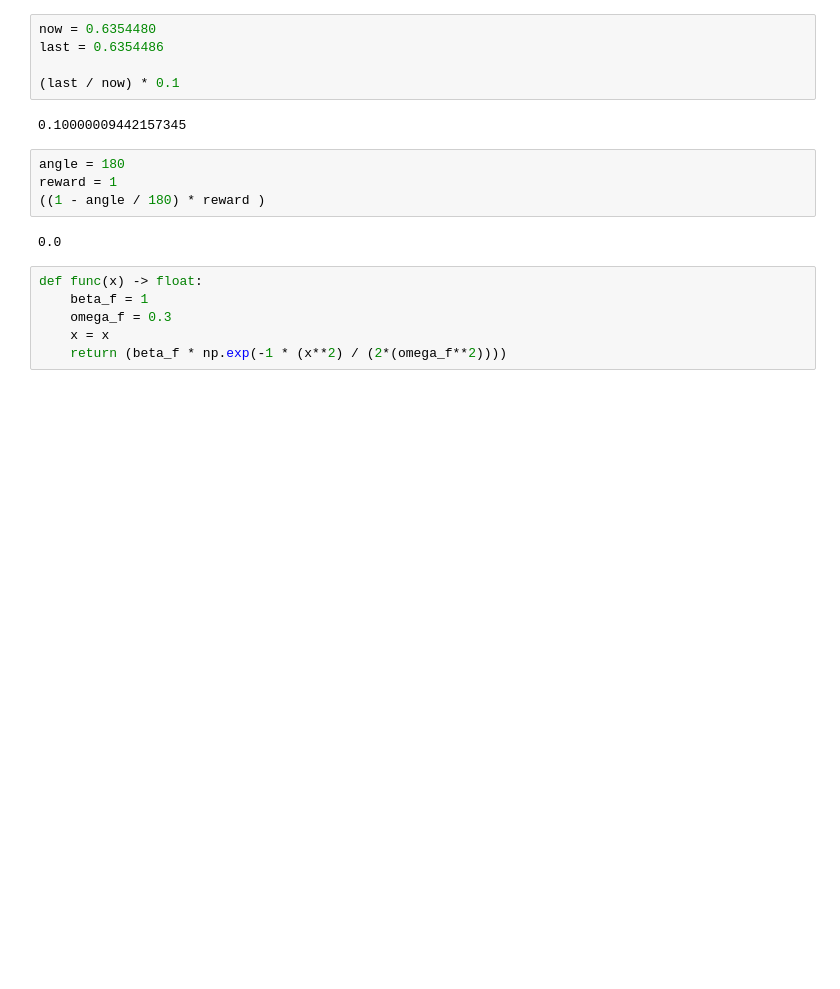
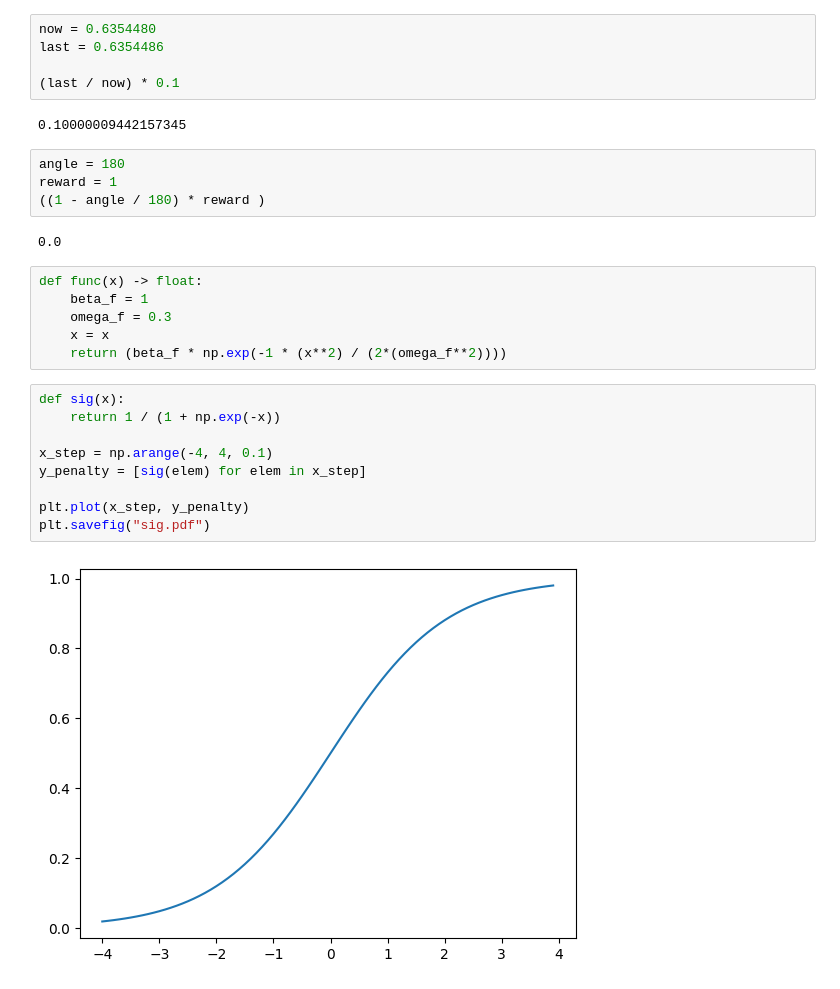
Before and after one commit to muehlefeldt/unity-machine-learning, a Jupyter notebook: python/notebooks/reward.ipynb, the cells around one changed output. Cells and saved outputs as stored; diff of their text form; blank space fills up the shorter version.

```diff
--- a/python/notebooks/reward.ipynb
+++ b/python/notebooks/reward.ipynb
@@ -189,3 +189,14 @@ def func(x) -> float:
     omega_f = 0.3
     x = x
     return (beta_f * np.exp(-1 * (x**2) / (2*(omega_f**2))))
+# %%
+def sig(x):
+    return 1 / (1 + np.exp(-x))
+
+x_step = np.arange(-4, 4, 0.1)
+y_penalty = [sig(elem) for elem in x_step]
+
+plt.plot(x_step, y_penalty)
+plt.savefig("sig.pdf")
+# %% [output]
+[figure, added]
```
Also changed, not shown: parts of 2 cells of this notebook, 2 other files.
